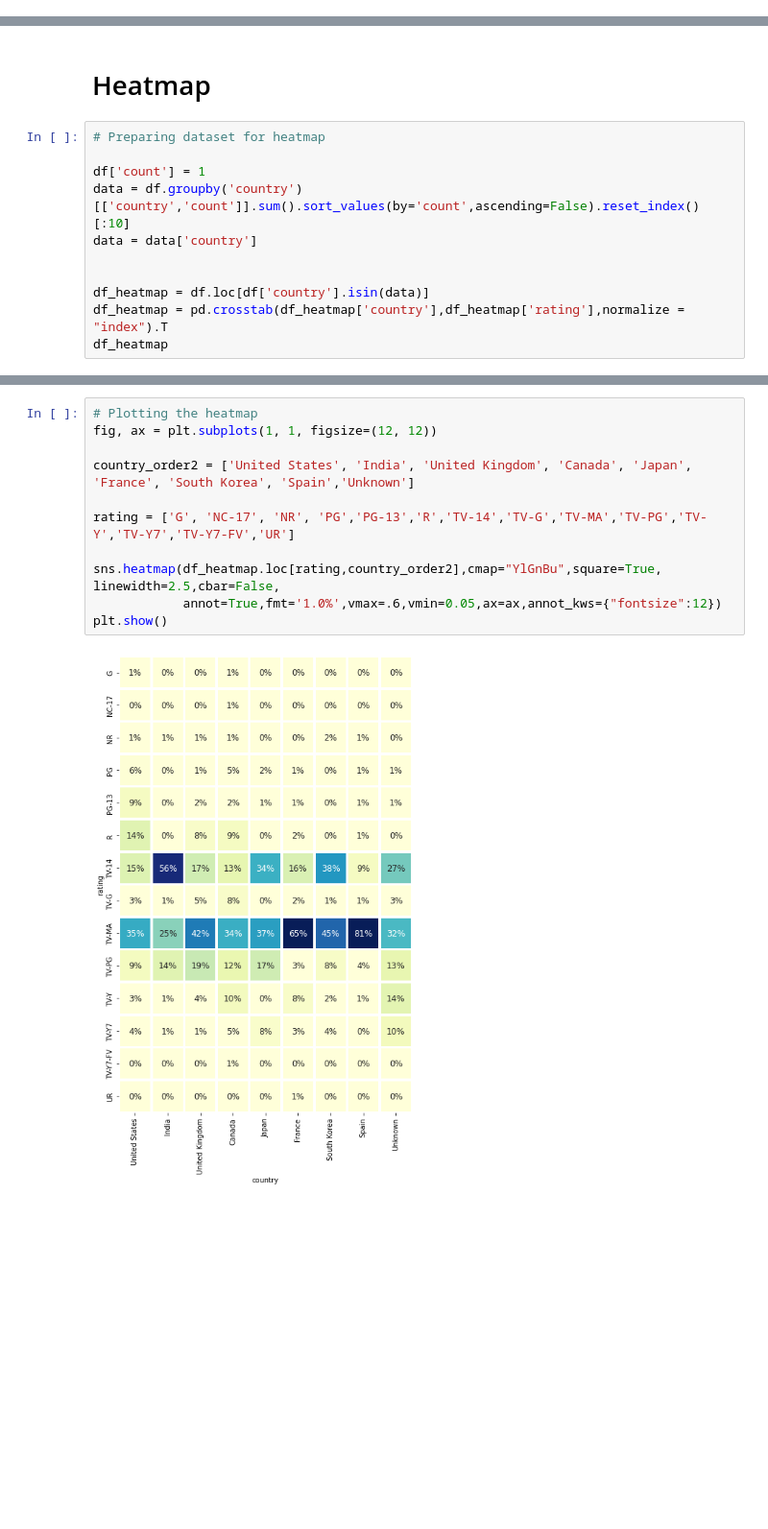
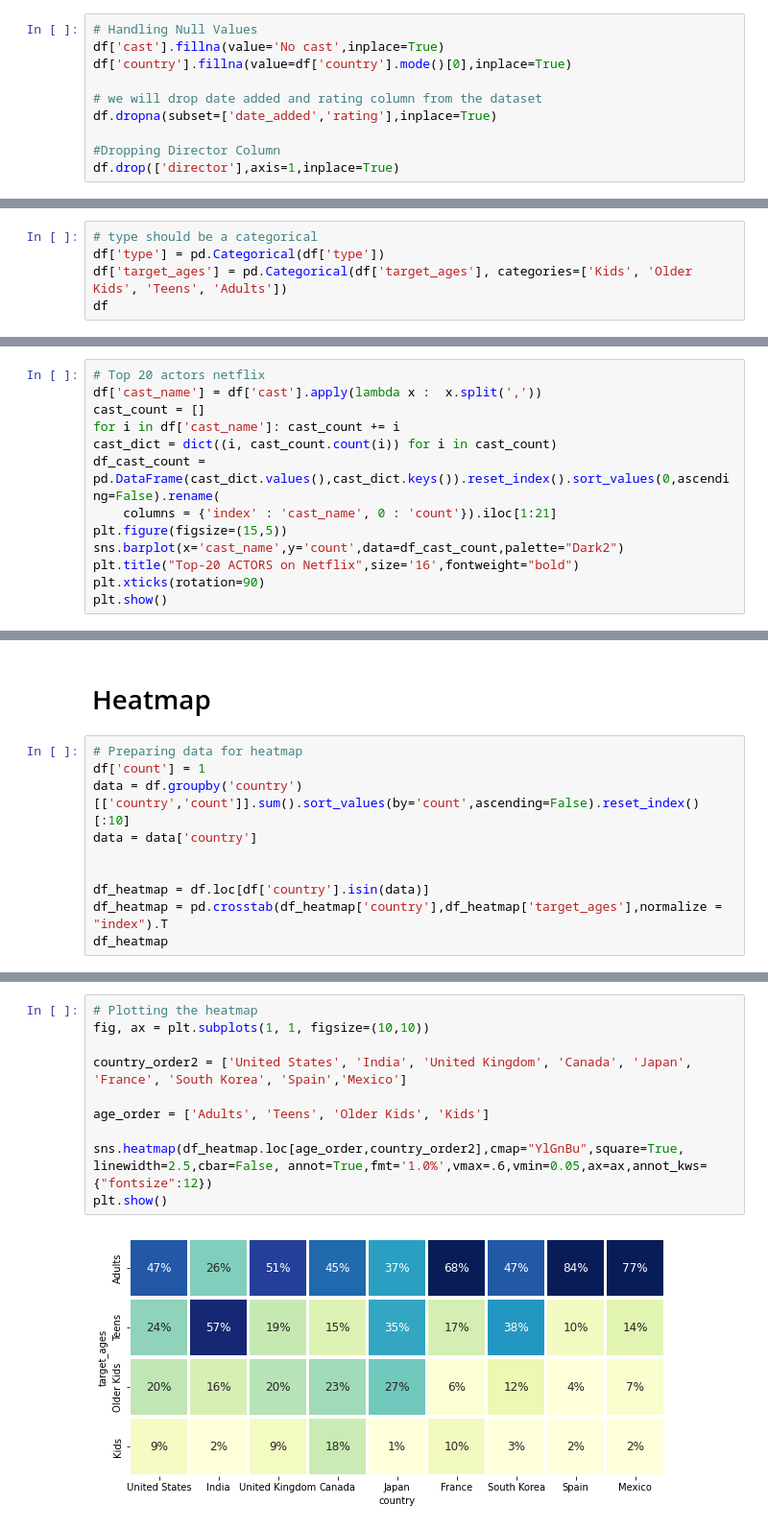
Before and after one commit to Ishansingh438/NETFLIX-MOVIES-AND-TV-SHOWS-CLUSTERING, a Jupyter notebook: Ishan_Singh_NETFLIX_MOVIES_AND_TV_SHOWS_CLUSTERING.ipynb, the cells around one changed output, grey strips where cells are left out. Shown at 96% size. Drawn from its saved outputs; the diff is of its cells as text; blank space fills up the shorter version.

```diff
--- a/Ishan_Singh_NETFLIX_MOVIES_AND_TV_SHOWS_CLUSTERING.ipynb
+++ b/Ishan_Singh_NETFLIX_MOVIES_AND_TV_SHOWS_CLUSTERING.ipynb
@@ -215,3 +229,13 @@ df.dropna(axis=0, inplace = True)
+# %%
+# Handling Null Values
+df['cast'].fillna(value='No cast',inplace=True)
+df['country'].fillna(value=df['country'].mode()[0],inplace=True)
+
+# we will drop date added and rating column from the dataset
+df.dropna(subset=['date_added','rating'],inplace=True)
+
+#Dropping Director Column
+df.drop(['director'],axis=1,inplace=True)
 # %%
 # Missing values
 df.isna().sum()
@@ -272,0 +322,5 @@ Text(0.5, 1.0, 'Top 10 directors by number of shows directed')
+# %%
+# type should be a categorical
+df['type'] = pd.Categorical(df['type'])
+df['target_ages'] = pd.Categorical(df['target_ages'], categories=['Kids', 'Older Kids', 'Teens', 'Adults'])
+df
@@ -375,0 +451,13 @@ Text(0.5, 1.0, 'Actors who have appeared in highest number of TV shows')
+# %%
+# Top 20 actors netflix
+df['cast_name'] = df['cast'].apply(lambda x :  x.split(','))
+cast_count = []
+for i in df['cast_name']: cast_count += i
+cast_dict = dict((i, cast_count.count(i)) for i in cast_count)
+df_cast_count = pd.DataFrame(cast_dict.values(),cast_dict.keys()).reset_index().sort_values(0,ascending=False).rename(
+    columns = {'index' : 'cast_name', 0 : 'count'}).iloc[1:21]
+plt.figure(figsize=(15,5))
+sns.barplot(x='cast_name',y='count',data=df_cast_count,palette="Dark2")
+plt.title("Top-20 ACTORS on Netflix",size='16',fontweight="bold")
+plt.xticks(rotation=90)
+plt.show()
@@ -444,14 +530,13 @@ we can see through barh graph that India has the highest number of netflix movie
 # %% [markdown]
 # Heatmap
 # %%
-# Preparing dataset for heatmap
-
+# Preparing data for heatmap
 df['count'] = 1
 data = df.groupby('country')[['country','count']].sum().sort_values(by='count',ascending=False).reset_index()[:10]
 data = data['country']
 
 
 df_heatmap = df.loc[df['country'].isin(data)]
-df_heatmap = pd.crosstab(df_heatmap['country'],df_heatmap['rating'],normalize = "index").T
+df_heatmap = pd.crosstab(df_heatmap['country'],df_heatmap['target_ages'],normalize = "index").T
 df_heatmap
 # %% [output]
@@ -474,13 +549,12 @@ df_heatmap
 # %%
 # Plotting the heatmap
-fig, ax = plt.subplots(1, 1, figsize=(12, 12))
+fig, ax = plt.subplots(1, 1, figsize=(10,10))
 
-country_order2 = ['United States', 'India', 'United Kingdom', 'Canada', 'Japan', 'France', 'South Korea', 'Spain','Unknown']
+country_order2 = ['United States', 'India', 'United Kingdom', 'Canada', 'Japan', 'France', 'South Korea', 'Spain','Mexico']
 
-rating = ['G', 'NC-17', 'NR', 'PG','PG-13','R','TV-14','TV-G','TV-MA','TV-PG','TV-Y','TV-Y7','TV-Y7-FV','UR']
+age_order = ['Adults', 'Teens', 'Older Kids', 'Kids']
 
-sns.heatmap(df_heatmap.loc[rating,country_order2],cmap="YlGnBu",square=True, linewidth=2.5,cbar=False,
-            annot=True,fmt='1.0%',vmax=.6,vmin=0.05,ax=ax,annot_kws={"fontsize":12})
+sns.heatmap(df_heatmap.loc[age_order,country_order2],cmap="YlGnBu",square=True, linewidth=2.5,cbar=False, annot=True,fmt='1.0%',vmax=.6,vmin=0.05,ax=ax,annot_kws={"fontsize":12})
 plt.show()
 # %% [output]
-[figure, old version]
+[figure, new version]
```
Also changed, not shown: parts of 44 cells of this notebook.
